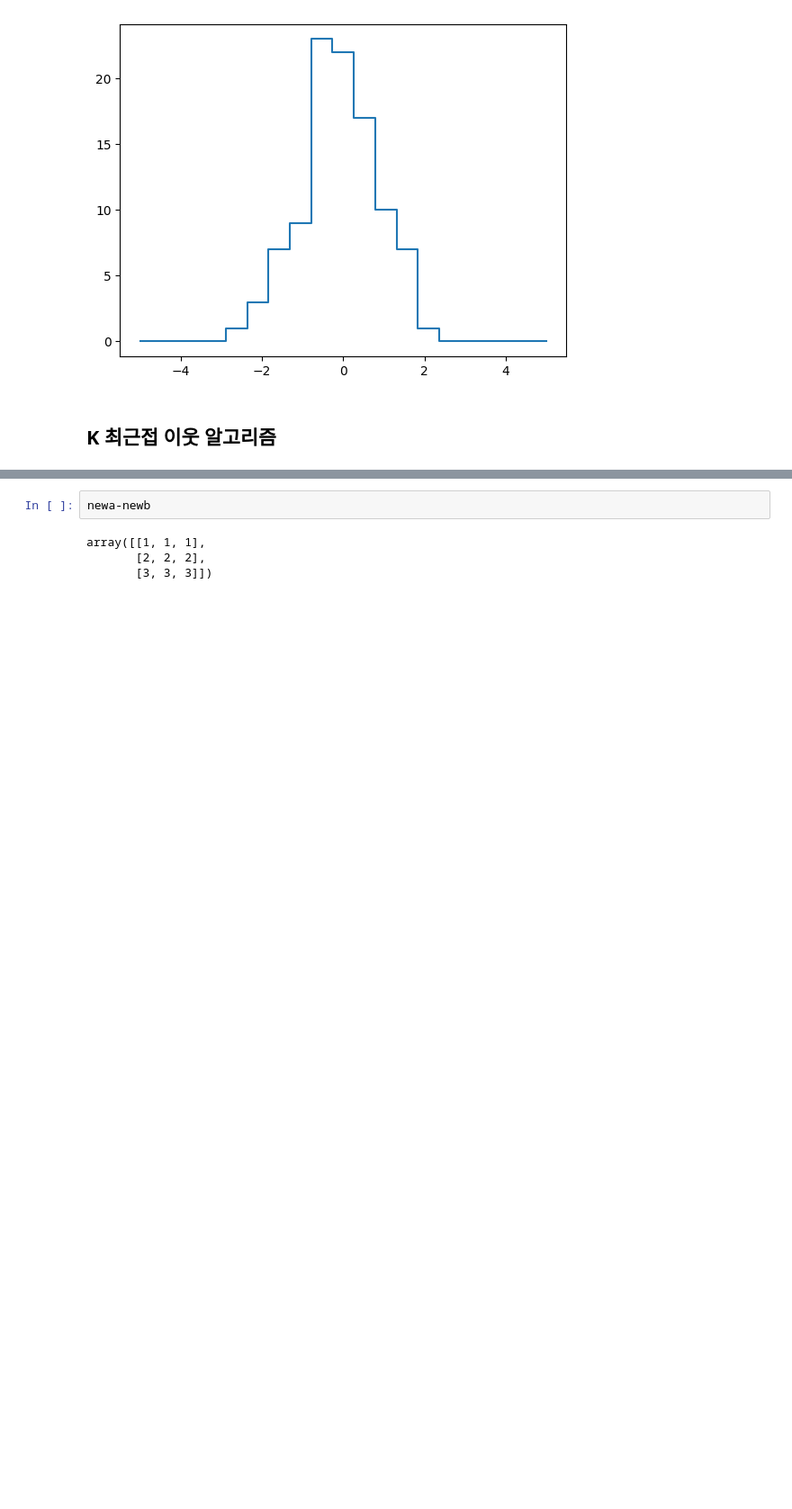
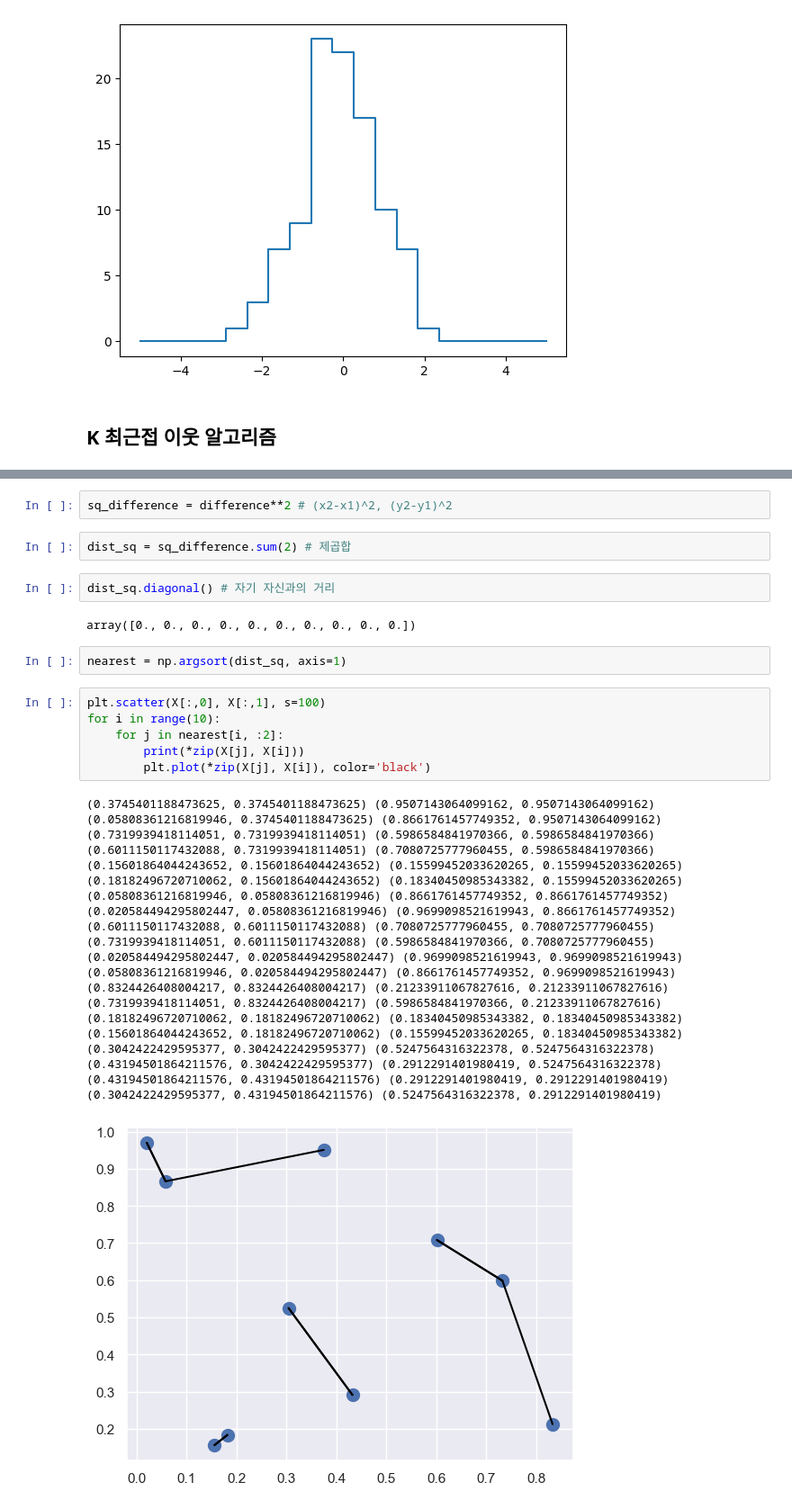
Before and after one commit to deeplog/python, a Jupyter notebook: Examples/Numpy_Example.ipynb, the cells around one changed output, grey strips where cells are left out. Shown at 90% size. Saved outputs shown, nothing was run; the diff lists cells and outputs as text; blank space fills up the shorter version.

```diff
--- a/Examples/Numpy_Example.ipynb
+++ b/Examples/Numpy_Example.ipynb
@@ -254,6 +181,38 @@ array([[1, 1, 1],
-# %%
-newa-newb
-# %% [output]
-array([[1, 1, 1],
-       [2, 2, 2],
-       [3, 3, 3]])
+# %%
+sq_difference = difference**2 # (x2-x1)^2, (y2-y1)^2
+# %%
+dist_sq = sq_difference.sum(2) # 제곱합
+# %%
+dist_sq.diagonal() # 자기 자신과의 거리
+# %% [output]
+array([0., 0., 0., 0., 0., 0., 0., 0., 0., 0.])
+# %%
+nearest = np.argsort(dist_sq, axis=1)
+# %%
+plt.scatter(X[:,0], X[:,1], s=100)
+for i in range(10):
+    for j in nearest[i, :2]:
+        print(*zip(X[j], X[i]))
+        plt.plot(*zip(X[j], X[i]), color='black')
+# %% [output]
+(0.3745401188473625, 0.3745401188473625) (0.9507143064099162, 0.9507143064099162)
+(0.05808361216819946, 0.3745401188473625) (0.8661761457749352, 0.9507143064099162)
+(0.7319939418114051, 0.7319939418114051) (0.5986584841970366, 0.5986584841970366)
+(0.6011150117432088, 0.7319939418114051) (0.7080725777960455, 0.5986584841970366)
+(0.15601864044243652, 0.15601864044243652) (0.15599452033620265, 0.15599452033620265)
+(0.18182496720710062, 0.15601864044243652) (0.18340450985343382, 0.15599452033620265)
+(0.05808361216819946, 0.05808361216819946) (0.8661761457749352, 0.8661761457749352)
+(0.020584494295802447, 0.05808361216819946) (0.9699098521619943, 0.8661761457749352)
+(0.6011150117432088, 0.6011150117432088) (0.7080725777960455, 0.7080725777960455)
+(0.7319939418114051, 0.6011150117432088) (0.5986584841970366, 0.7080725777960455)
+(0.020584494295802447, 0.020584494295802447) (0.9699098521619943, 0.9699098521619943)
+(0.05808361216819946, 0.020584494295802447) (0.8661761457749352, 0.9699098521619943)
+(0.8324426408004217, 0.8324426408004217) (0.21233911067827616, 0.21233911067827616)
+(0.7319939418114051, 0.8324426408004217) (0.5986584841970366, 0.21233911067827616)
+(0.18182496720710062, 0.18182496720710062) (0.18340450985343382, 0.18340450985343382)
+(0.15601864044243652, 0.18182496720710062) (0.15599452033620265, 0.18340450985343382)
+(0.3042422429595377, 0.3042422429595377) (0.5247564316322378, 0.5247564316322378)
+(0.43194501864211576, 0.3042422429595377) (0.2912291401980419, 0.5247564316322378)
+(0.43194501864211576, 0.43194501864211576) (0.2912291401980419, 0.2912291401980419)
+(0.3042422429595377, 0.43194501864211576) (0.5247564316322378, 0.2912291401980419)
+[figure, added]
```
Also changed, not shown: parts of 23 cells of this notebook, 4 other files.
